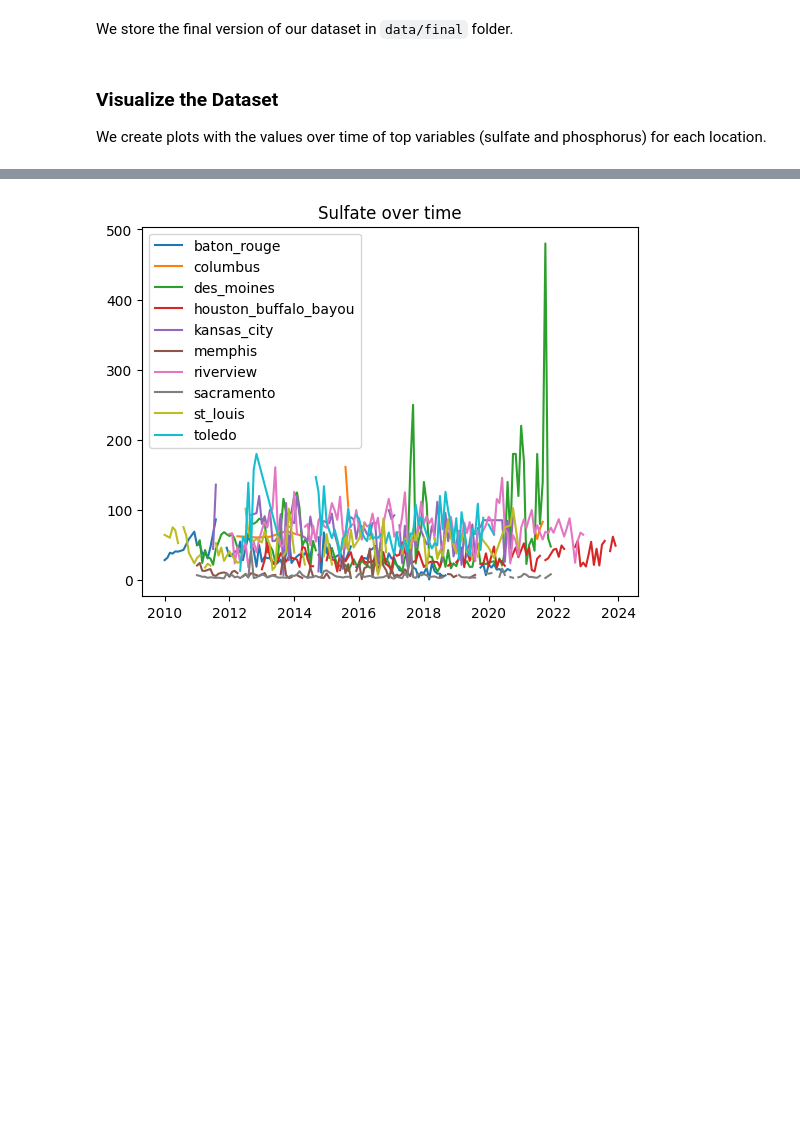
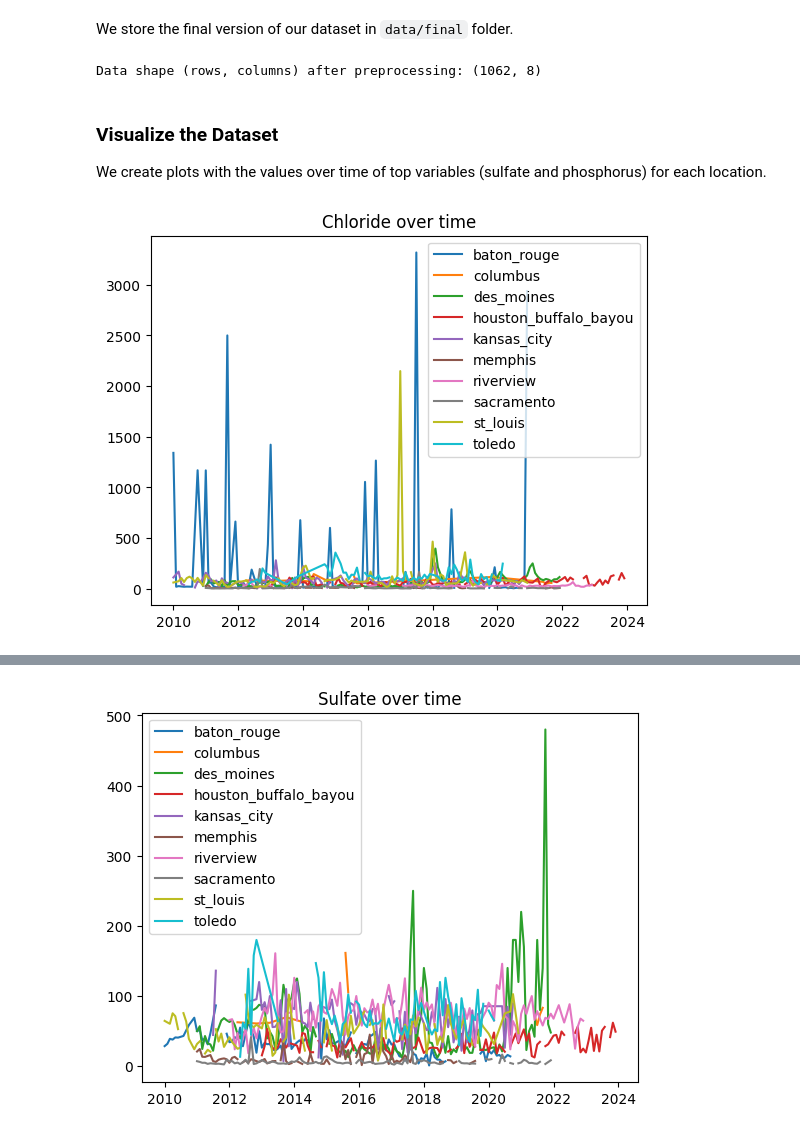
Before and after one commit to katcui/de300-ktv-project, a Jupyter notebook: main.ipynb, the cells around one changed output, grey strips where cells are left out. Cells and saved outputs as stored; diff of their text form; code cells hidden in the pictures; blank space fills up the shorter version.

```diff
--- a/main.ipynb
+++ b/main.ipynb
@@ -427,6 +427,24 @@ We store the final version of our dataset in `data/final` folder.
 # %%
 os.makedirs("data/final", exist_ok=True)
 model_df.to_csv("data/final/global_monthly_model_dataset.csv", index=False)
+
+print ("Data shape (rows, columns) after preprocessing:", model_df.shape)
+# %% [output]
+Data shape (rows, columns) after preprocessing: (1062, 8)
 # %% [markdown]
 ### Visualize the Dataset
 We create plots with the values over time of top variables (sulfate and phosphorus) for each location.
+# %%
+import matplotlib.pyplot as plt
+
+for loc in model_df["location"].unique():
+
+    subset = model_df[model_df["location"] == loc]
+
+    plt.plot(subset["month"], subset["Chloride"], label=loc)
+
+plt.legend()
+plt.title("Chloride over time")
+plt.show()
+# %% [output]
+[figure, added]
```
Also changed, not shown: parts of 42 cells of this notebook, 2 other files.
